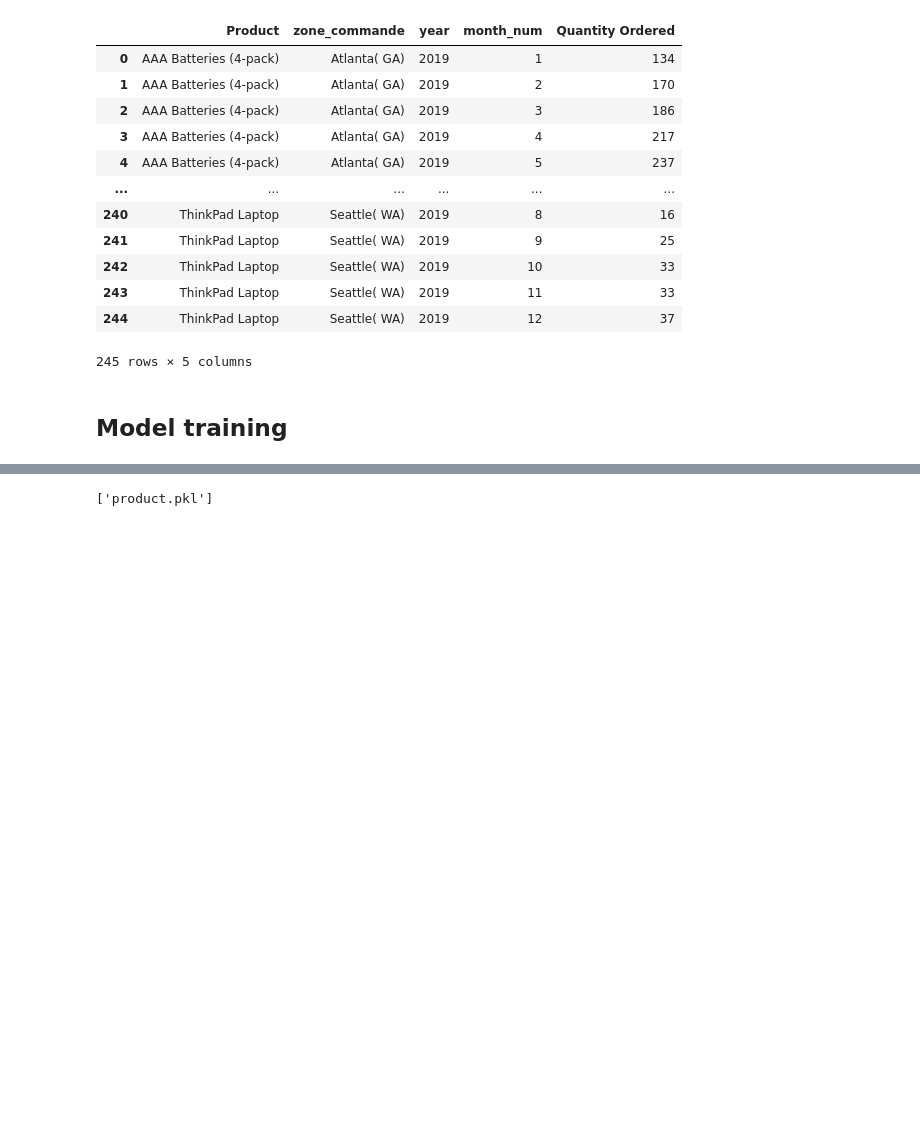
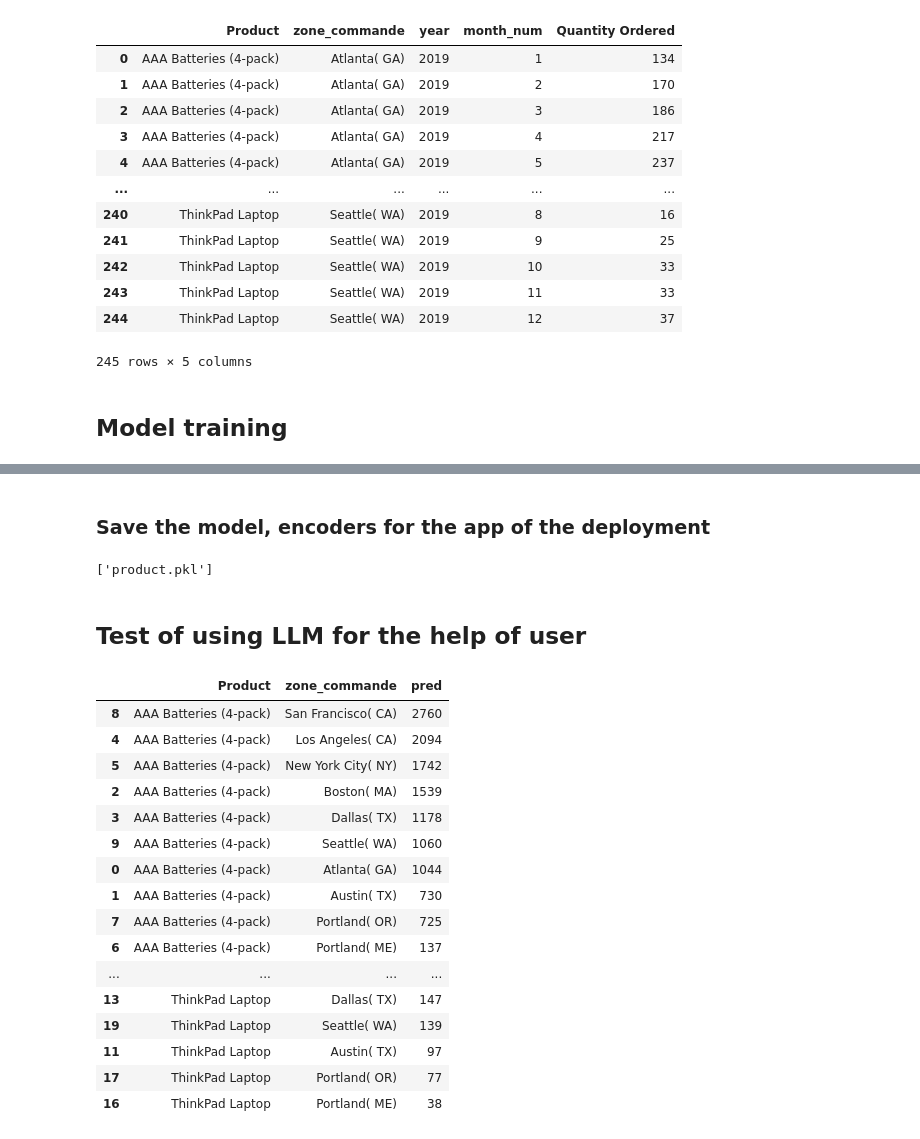
Before and after one commit to FanirintsoaHarijaona/Prediction-stock-product, a Jupyter notebook: Prediction_produit.ipynb, the cells around one changed output, grey strips where cells are left out. Drawn from its saved outputs; the diff is of its cells as text; code cells hidden in the pictures; blank space fills up the shorter version.

```diff
--- a/Prediction_produit.ipynb
+++ b/Prediction_produit.ipynb
@@ -222,6 +269,5 @@ m
 # %%
-data_df_cleaned['Order Date'] = pd.to_datetime(df['Order Date'], dayfirst=True)
-
+data_df_cleaned['Order Date'] = pd.to_datetime(data_df_cleaned['Order Date'], dayfirst=True)
 # Extraire le mois pour regrouper par saison
-data_df_cleaned["Month"] = data_df_cleaned['date'].dt.strftime('%b')
+data_df_cleaned["Month"] = data_df_cleaned['Order Date'].dt.strftime('%b')
 data_df_cleaned["Year"] = data_df_cleaned["Order Date"]
@@ -228,2 +289,0 @@ data_df_cleaned["Year"] = data_df_cleaned["Order Date"]
-# %%
-data_df_cleaned["Quantity Ordered"] = data_df_cleaned["Quantity Ordered"].apply(lambda x: int(x))
@@ -449,3 +578,5 @@ RMSE: 3.9544001396131327
+# %% [markdown]
+### Save the model, encoders for the app of the deployment
 # %%
 import joblib
 joblib.dump(model,"model.pkl")
@@ -453,3 +584,25 @@ joblib.dump(le_zone,"zone.pkl")
 joblib.dump(le_product,"product.pkl")
 # %% [output]
 ['product.pkl']
+# %% [markdown]
+## Test of using LLM for the help of user
+# %%
+pred_per_prod_zone
+# %% [output]
+|  | Product | zone_commande | pred |
+| 8 | AAA Batteries (4-pack) | San Francisco( CA) | 2760 |
+| 4 | AAA Batteries (4-pack) | Los Angeles( CA) | 2094 |
+| 5 | AAA Batteries (4-pack) | New York City( NY) | 1742 |
+| 2 | AAA Batteries (4-pack) | Boston( MA) | 1539 |
+| 3 | AAA Batteries (4-pack) | Dallas( TX) | 1178 |
+| 9 | AAA Batteries (4-pack) | Seattle( WA) | 1060 |
+| 0 | AAA Batteries (4-pack) | Atlanta( GA) | 1044 |
+| 1 | AAA Batteries (4-pack) | Austin( TX) | 730 |
+| 7 | AAA Batteries (4-pack) | Portland( OR) | 725 |
+| 6 | AAA Batteries (4-pack) | Portland( ME) | 137 |
+| ... | ... | ... | ... |
+| 13 | ThinkPad Laptop | Dallas( TX) | 147 |
+| 19 | ThinkPad Laptop | Seattle( WA) | 139 |
+| 11 | ThinkPad Laptop | Austin( TX) | 97 |
+| 17 | ThinkPad Laptop | Portland( OR) | 77 |
+| 16 | ThinkPad Laptop | Portland( ME) | 38 |
```
Also changed, not shown: parts of 15 cells of this notebook, 4 other files.
